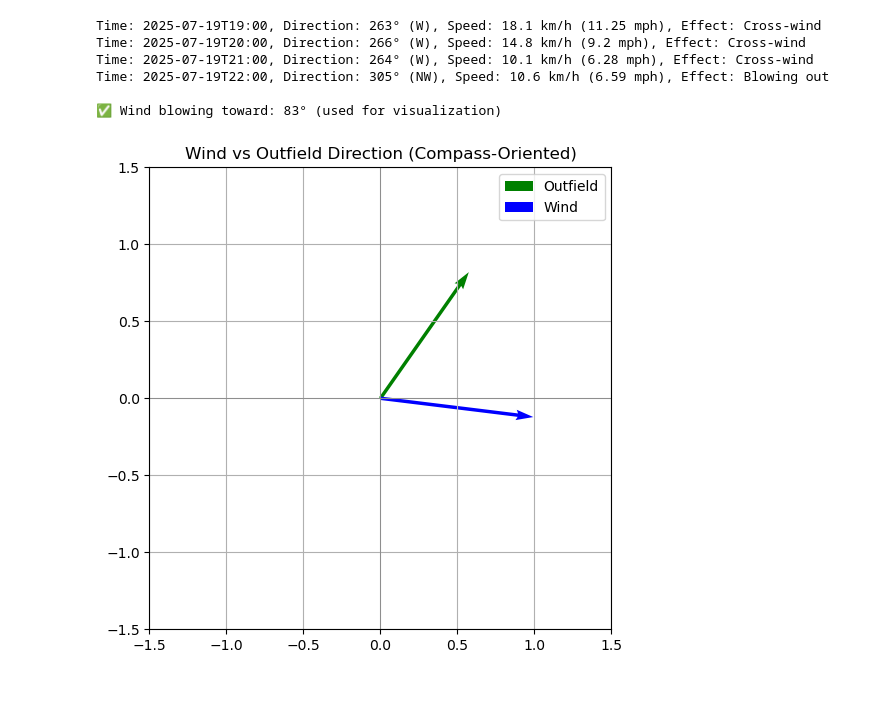
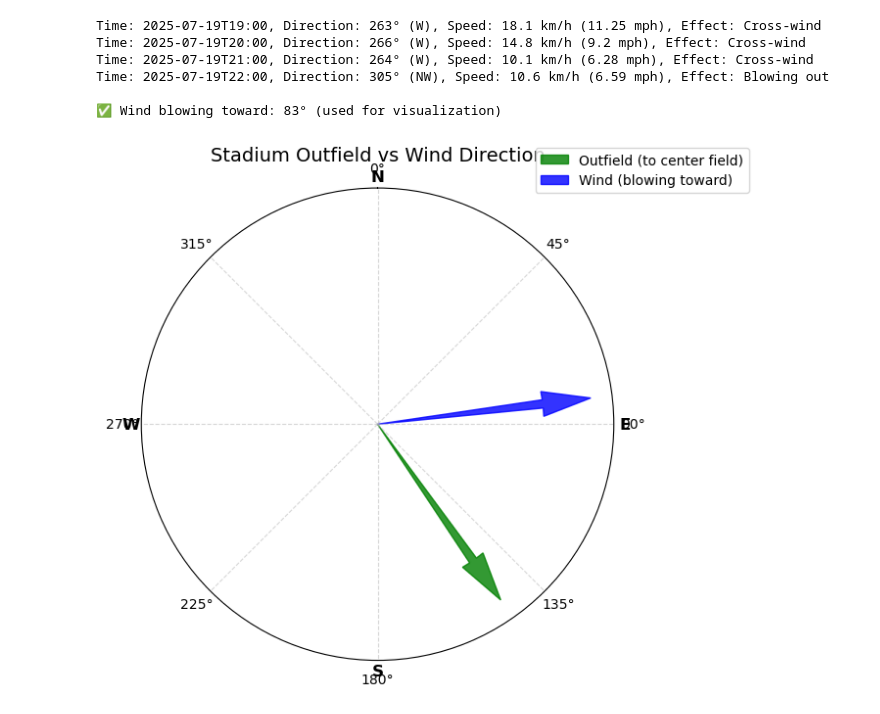
Before and after one commit to rpatel12438/mlb-wind-correlation, a Jupyter notebook: MLBwindCorrelation.ipynb, the cells around one changed output. Drawn from its saved outputs; the diff is of its cells as text; code cells hidden in the pictures.

```diff
--- a/MLBwindCorrelation.ipynb
+++ b/MLBwindCorrelation.ipynb
@@ -221,28 +221,46 @@ Time: 2025-07-19T22:00, Direction: 305° (NW), Speed: 10.6 km/h (6.59 mph), Effe
 
 ✅ Wind blowing toward: 83° (used for visualization)
 # %%
-adjusted_wind_rad = np.deg2rad((wind_direction_deg - 90) % 360)
-adjusted_outfield_rad = np.deg2rad((outfield_direction_deg - 90) % 360)
+fig, ax = plt.subplots(subplot_kw={'projection': 'polar'}, figsize=(7, 7))
 
-# Generate vectors
-wind_vector = [np.cos(adjusted_wind_rad), np.sin(adjusted_wind_rad)]
-outfield_vector = [np.cos(adjusted_outfield_rad), np.sin(adjusted_outfield_rad)]
+# Set compass orientation
+ax.set_theta_zero_location('N')  # 0° at the top (North)
+ax.set_theta_direction(-1)       # Clockwise
 
-# Plot
-plt.figure(figsize=(6, 6))
-ax = plt.gca()
+# Plot outfield direction
+theta_outfield = np.deg2rad(outfield_direction_deg)
+ax.arrow(theta_outfield, 0, 0, 1,
+         width=0.05, color='green', alpha=0.8,
+         label='Outfield (to center field)',
+         length_includes_head=True)
 
-ax.quiver(0, 0, *outfield_vector, angles='xy', scale_units='xy', scale=1, color='green', label='Outfield')
-ax.quiver(0, 0, *wind_vector, angles='xy', scale_units='xy', scale=1, color='blue', label='Wind')
+# Plot wind direction (blowing *toward*)
+if wind_direction_deg is not None:
+    theta_wind = np.deg2rad(wind_direction_deg)
+    ax.arrow(theta_wind, 0, 0, 1,
+             width=0.05, color='blue', alpha=0.8,
+             label='Wind (blowing toward)',
+             length_includes_head=True)
 
-plt.xlim(-1.5, 1.5)
-plt.ylim(-1.5, 1.5)
-plt.grid(True)
-plt.axhline(0, color='gray', lw=0.5)
-plt.axvline(0, color='gray', lw=0.5)
-plt.title("Wind vs Outfield Direction (Compass-Oriented)")
-plt.legend()
-ax.set_aspect('equal')
+# Customize radial grid and labels
+ax.set_rmax(1.1)
+ax.set_rticks([])  # Hide radial ticks
+ax.set_rlabel_position(0)  # Label position for radius
+ax.grid(True, linestyle='--', alpha=0.5)
+
+# Add cardinal direction labels
+cardinal_labels = ['N', 'E', 'S', 'W']
+cardinal_angles = [0, 90, 180, 270]
+for angle, label in zip(cardinal_angles, cardinal_labels):
+    ax.text(np.deg2rad(angle), 1.15, label,
+            fontsize=12, fontweight='bold',
+            ha='center', va='center')
+
+# Add title and legend
+ax.set_title("Stadium Outfield vs Wind Direction", fontsize=14, pad=20)
+ax.legend(loc='upper right', bbox_to_anchor=(1.3, 1.1))
+
+plt.tight_layout()
 plt.show()
 # %% [output]
-[figure, old version]
+[figure, new version]
```
